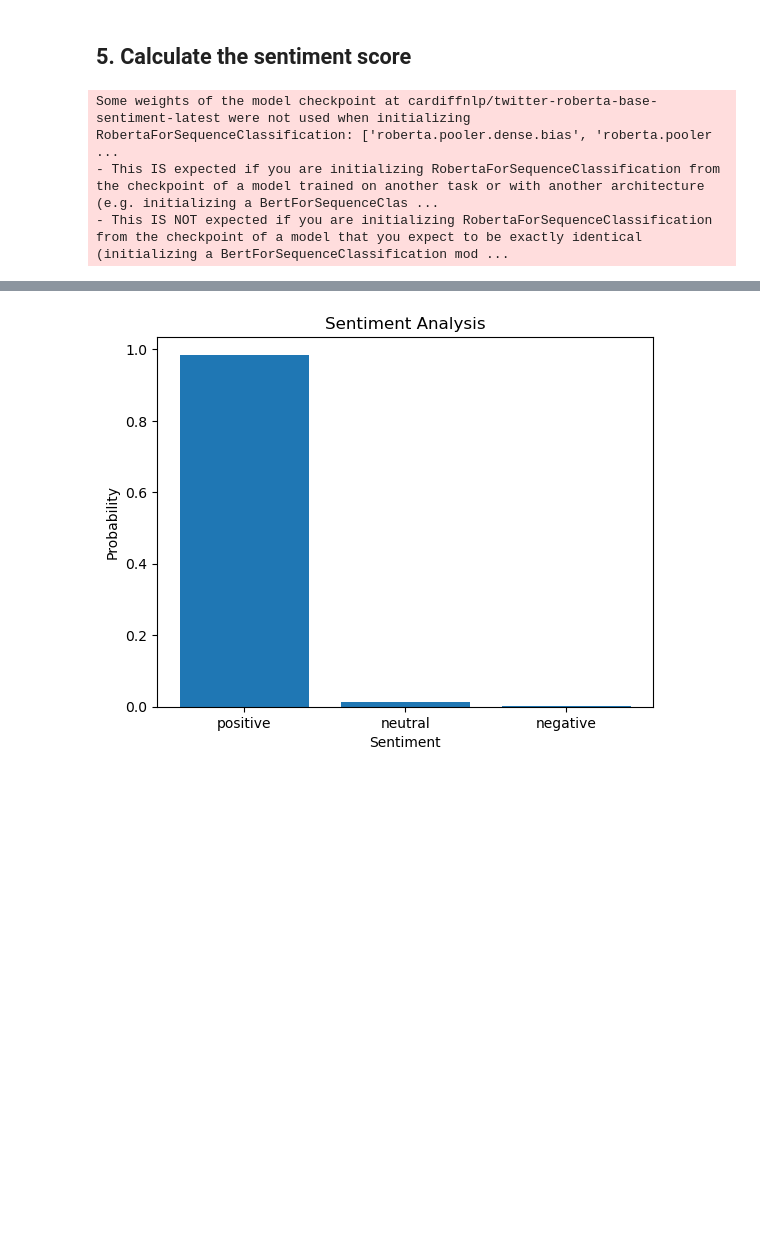
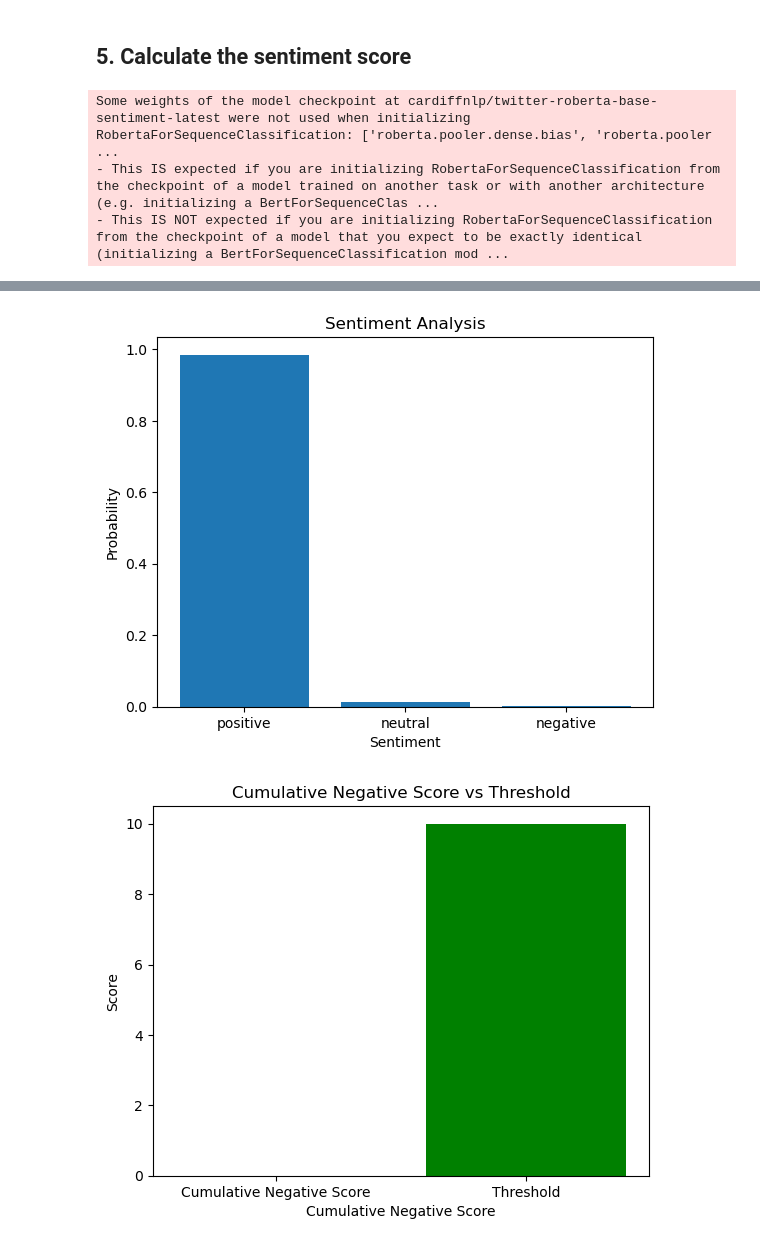
Before and after one commit to UdithaMayadunna/DATA417_Group_Project, a Jupyter notebook: notebook.ipynb, the cells around one changed output, grey strips where cells are left out. Cells and saved outputs as stored; diff of their text form; code cells hidden in the pictures; blank space fills up the shorter version.

```diff
--- a/notebook.ipynb
+++ b/notebook.ipynb
@@ -104,7 +110,7 @@ Topic content: Kia ora bro, the weather today is beaut, let’s head to the beac
 # %%
 # cumulative negative score
 cumulative_negative_score = 0
-cumulative_negative_score_threshold = 0
+cumulative_negative_score_threshold = 10
 
 # load the Twitter-roBERTa-base model
 MODEL = f"cardiffnlp/twitter-roberta-base-sentiment-latest"
@@ -155 +160,2 @@ WARNING: High cumulative negative score! Please take 10 minutes rest.
 [figure]
+[figure, added]
```
Also changed, not shown: parts of 3 cells of this notebook.
